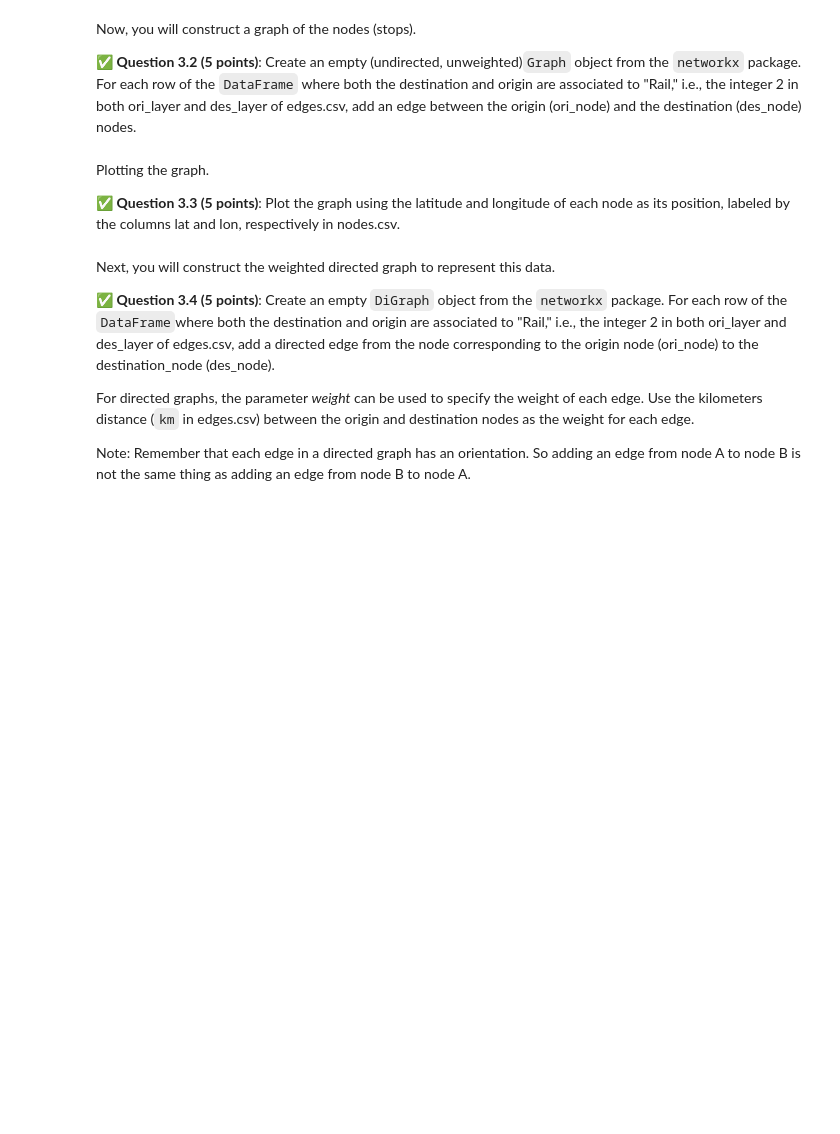
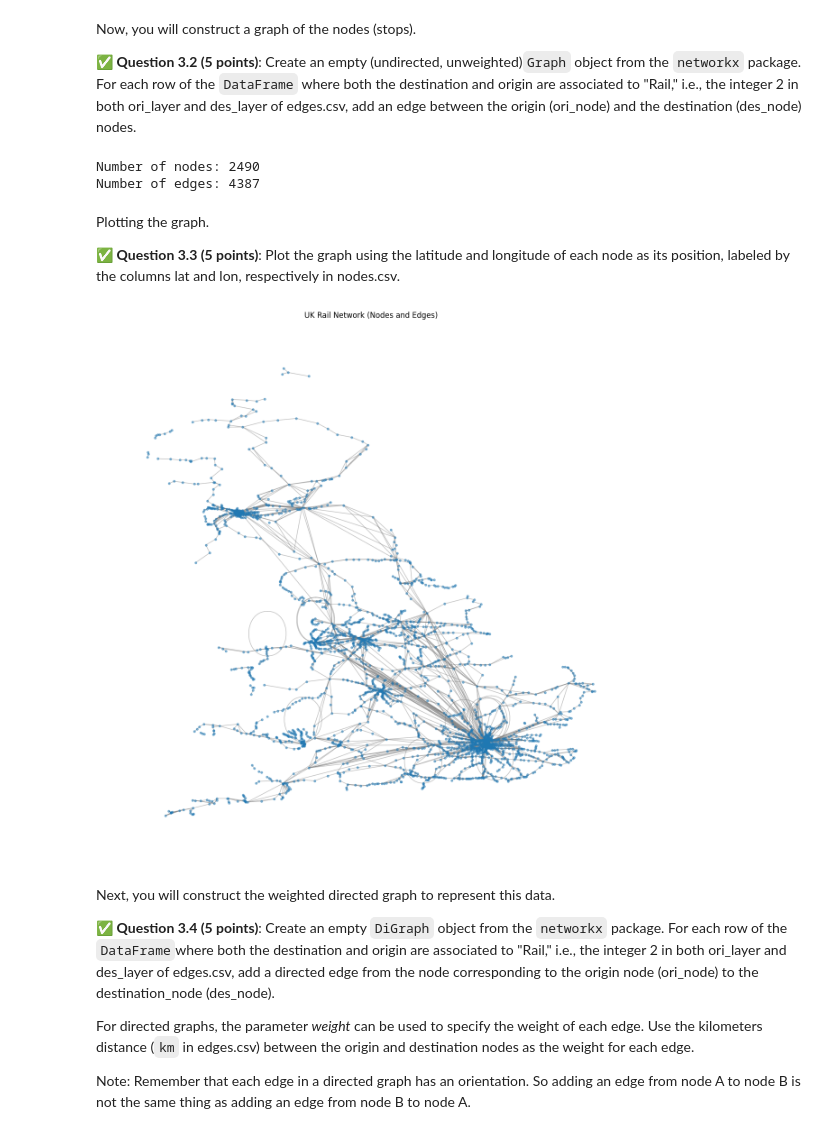
Before and after one commit to eliasel3-hub/CMSE202-f25-turnin, a Jupyter notebook: hw-02/HW-02_ABMandGraphTheory-STUDENT.ipynb, the cells around one changed output. Cells and saved outputs as stored; diff of their text form; code cells hidden in the pictures; blank space fills up the shorter version.

```diff
--- a/hw-02/HW-02_ABMandGraphTheory-STUDENT.ipynb
+++ b/hw-02/HW-02_ABMandGraphTheory-STUDENT.ipynb
@@ -477,3 +510,24 @@ Now, you will construct a graph of the nodes (stops).
+# %%
+
+import networkx as nx
+
+# Create an empty undirected, unweighted graph
+G = nx.Graph()
+
+# Filter edges where both origin and destination are "Rail" (layer 2)
+rail_edges = edges[(edges['ori_layer'] == 2) & (edges['des_layer'] == 2)]
+
+# Add edges to the graph
+for _, row in rail_edges.iterrows():
+    G.add_edge(row['ori_node'], row['des_node'])
+
+# Optional: print some info about the graph
+print(f"Number of nodes: {G.number_of_nodes()}")
+print(f"Number of edges: {G.number_of_edges()}")
+# Your code here.
+# %% [output]
+Number of nodes: 2490
+Number of edges: 4387
 # %% [markdown]
 Plotting the graph.
 
@@ -483,3 +535,35 @@ Plotting the graph.
+# %%
+nodes['node'] = nodes['node'].astype(int)
+edges['ori_node'] = edges['ori_node'].astype(int)
+edges['des_node'] = edges['des_node'].astype(int)
+
+# --- Create graph ---
+G = nx.Graph()
+rail_edges = edges[(edges['ori_layer'] == 2) & (edges['des_layer'] == 2)]
+for _, row in rail_edges.iterrows():
+    G.add_edge(row['ori_node'], row['des_node'])
+
+# --- Create positions dictionary ---
+pos = {row['node']: (row['lon'], row['lat']) for _, row in nodes.iterrows()}
+
+# Keep only nodes that have positions
+G = G.subgraph(pos.keys())
+
+# --- Plot the graph ---
+plt.figure(figsize=(12, 12))
+nx.draw(
+    G,
+    pos=pos,
+    node_size=10,       # small nodes
+    edge_color='gray',
+    alpha=0.5
+)
+plt.title("UK Rail Network (Nodes and Edges)")
+plt.xlabel("Longitude")
+plt.ylabel("Latitude")
+plt.show()
+# %% [output]
+[figure, added]
 # %% [markdown]
 Next, you will construct the weighted directed graph to represent this data.
 
```
Also changed, not shown: parts of 6 cells of this notebook, 2 other files.
